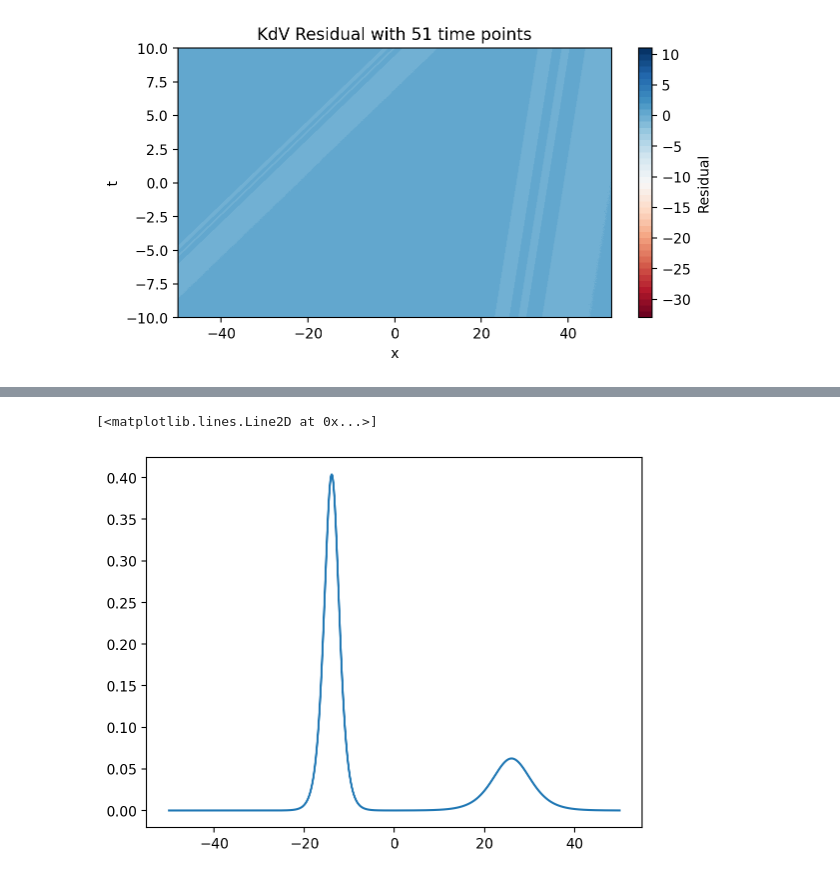
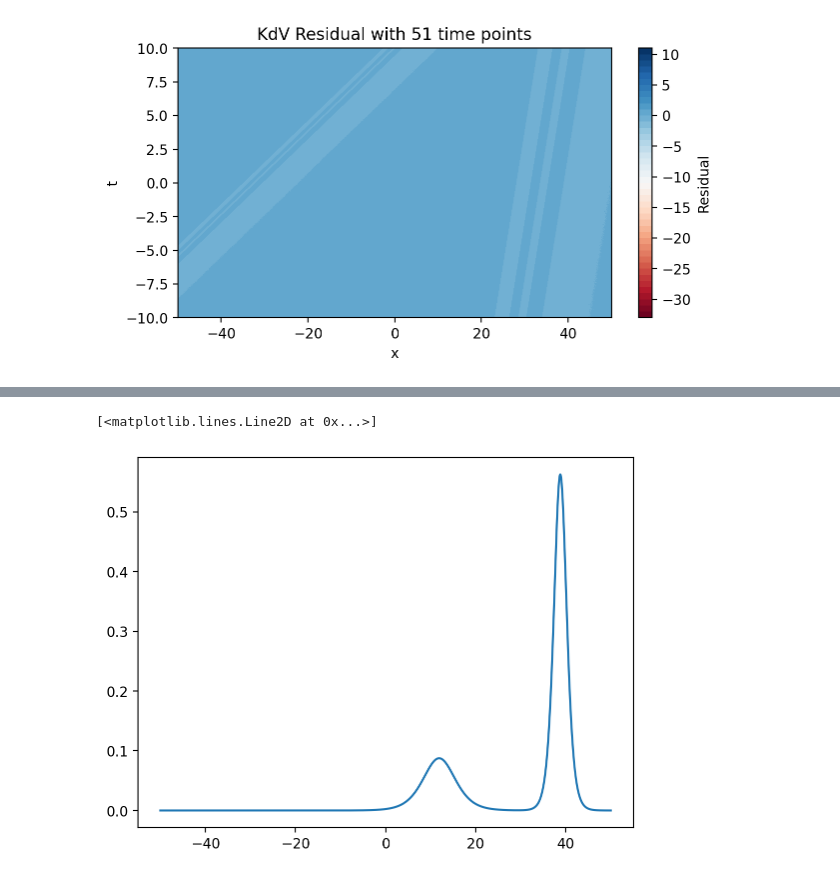
Before and after one commit to karnavr/pinns, a Jupyter notebook: testing/n_soliton.ipynb, the cells around one changed output, grey strips where cells are left out. Saved outputs shown, nothing was run; the diff lists cells and outputs as text; code cells hidden in the pictures.

Commit message:
plot linear combination

```diff
--- a/testing/n_soliton.ipynb
+++ b/testing/n_soliton.ipynb
@@ -290,14 +290,14 @@ plt.show()
 # %%
-k1 = np.sqrt(3.23/4)  # First wavenumber (c₁ = 3.23)
-k2 = np.sqrt(0.5/4)  # Second wavenumber (c₂ = 0.5)
-phi1 = 12.5  # First phase
-phi2 = -9.2   # Second phase
+k1 = np.sqrt(4.5/4)  # First wavenumber (c₁ = 3.23)
+k2 = np.sqrt(0.7/4)  # Second wavenumber (c₂ = 0.5)
+phi1 = 40  # First phase
+phi2 = 0   # Second phase
 
-t= 0
+t = 17
 x = np.linspace(-50, 50, 5000)
 u_naive = kdv_one_soliton(x, t, k1, phi1) + kdv_one_soliton(x, t, k2, phi2)
 
 plt.plot(x, u_naive)
 # %% [output]
 [<matplotlib.lines.Line2D at 0x...>]
-[figure, old version]
+[figure, new version]
```
Also changed, not shown: parts of 2 cells of this notebook, 6 other files.
